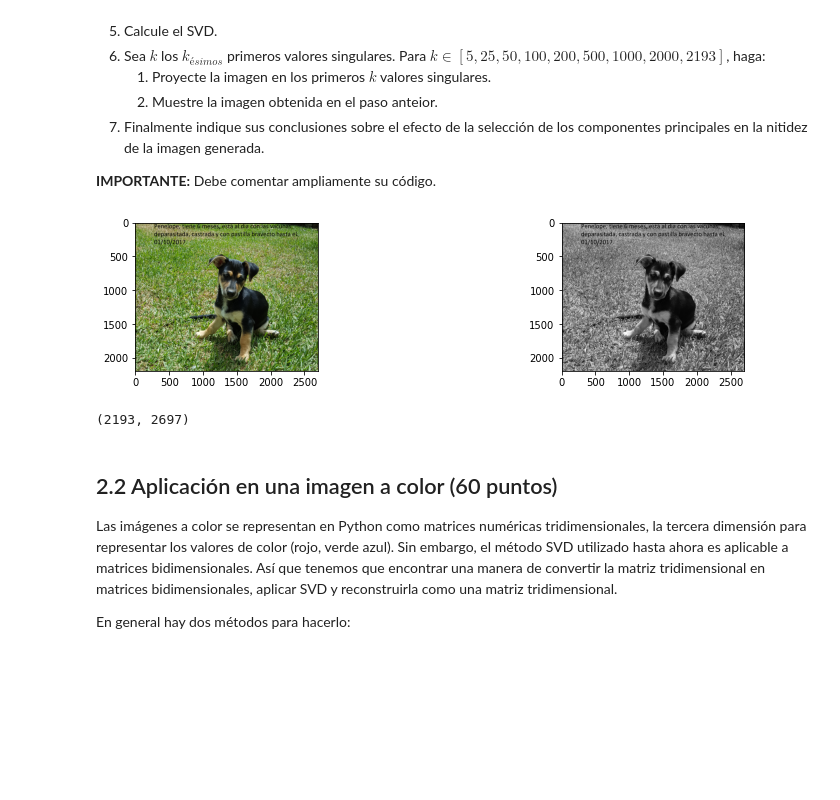
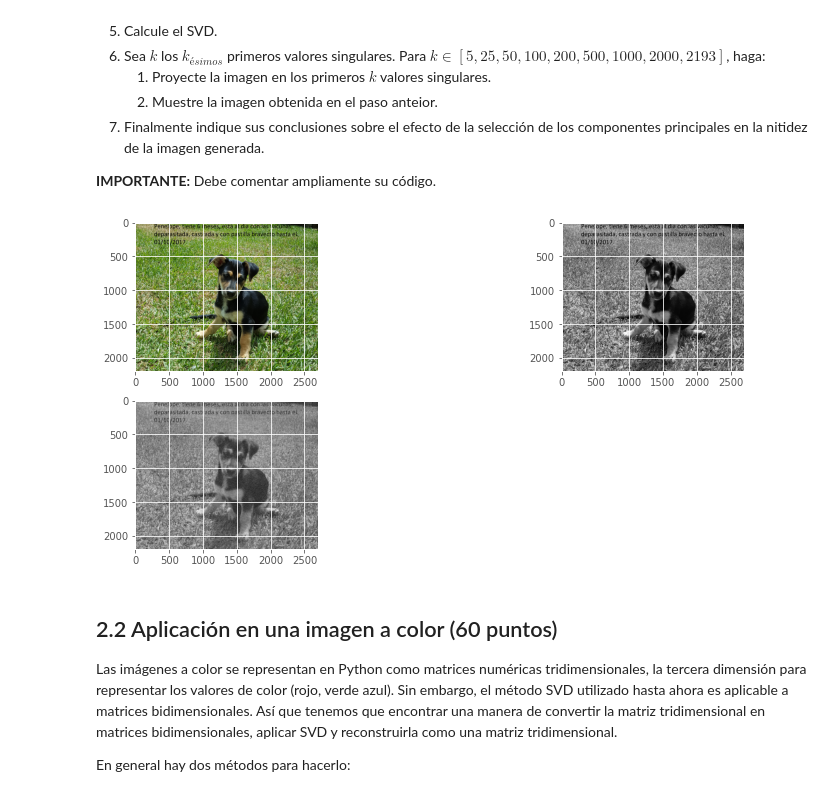
Before and after one commit to GabrielVargasR/University-Artificial-Intelligence, a Jupyter notebook: TC1 - SVD/2021-2-Trabajo_Corto_01.ipynb, the cells around one changed output. Cells and saved outputs as stored; diff of their text form; code cells hidden in the pictures; blank space fills up the shorter version.

Commit message:
worked on k image creation

```diff
--- a/TC1 - SVD/2021-2-Trabajo_Corto_01.ipynb
+++ b/TC1 - SVD/2021-2-Trabajo_Corto_01.ipynb
@@ -349,36 +354,50 @@ ___
 # %%
 import matplotlib
 import matplotlib.pyplot as plt
 import numpy as np
-import os
 import pandas as pd
 from PIL import Image, ImageOps
 
 image_name = "imagenUsar.jpg"
+k_values = [5, 25, 50, 100, 200, 500, 1000, 2000, 2193]
 plt.figure(figsize=(14,6)) # makes images bigger
 
 # 1. image is loaded using PIL
 image = Image.open(image_name)
 
 # 2. image shown using plt
 plt.subplot(2, 2, 1) #rows, columns, index
 plt.imshow(image) #loads image
 
 # 3. image is converted to grayscale
 gray_image = ImageOps.grayscale(image)
 
 plt.subplot(2, 2, 2)
-plt.imshow(gray_image, cmap='gray') #loads image
-plt.show() # shows plot
+plt.imshow(gray_image, cmap='gray') # loads grayscale image
 
 # 4. stores grayscale image in a matrix
 arr = np.asarray(gray_image)
-print(arr.shape)
 
 # 5. calculates SVD
+arr_zscaled = (arr - arr.mean()) / arr.std(ddof=1) # normalizing data
+u_img, s_img, vt_img = np.linalg.svd(arr_zscaled) # calculates the SVD for the grayscale image matrix
+
+
+# img_index = 3
+# for k in k_values:
+#     new_img = np.dot(u_img[:,:k], np.dot(np.diag(s_img[:k]), vt_img[:k,:]))
+#     plt.subplot(img_index, img_index, img_index)
+#     plt.imshow(new_img, cmap='gray') # loads grayscale image
+#     img_index += 1
+
+k = 100
+new_img = np.dot(u_img[:,:k], np.dot(np.diag(s_img[:k]), vt_img[:k,:]))
+plt.subplot(2, 2, 3)
+plt.imshow(new_img, cmap='gray') # loads grayscale image
+
+plt.show() # shows plots
 # %% [output]
-[figure, old version]
+[figure, new version]
-(2193, 2697)
 # %% [markdown]
 ## 2.2 Aplicación en una imagen a color  (60 puntos)
 
```
Also changed, not shown: parts of 5 cells of this notebook.
